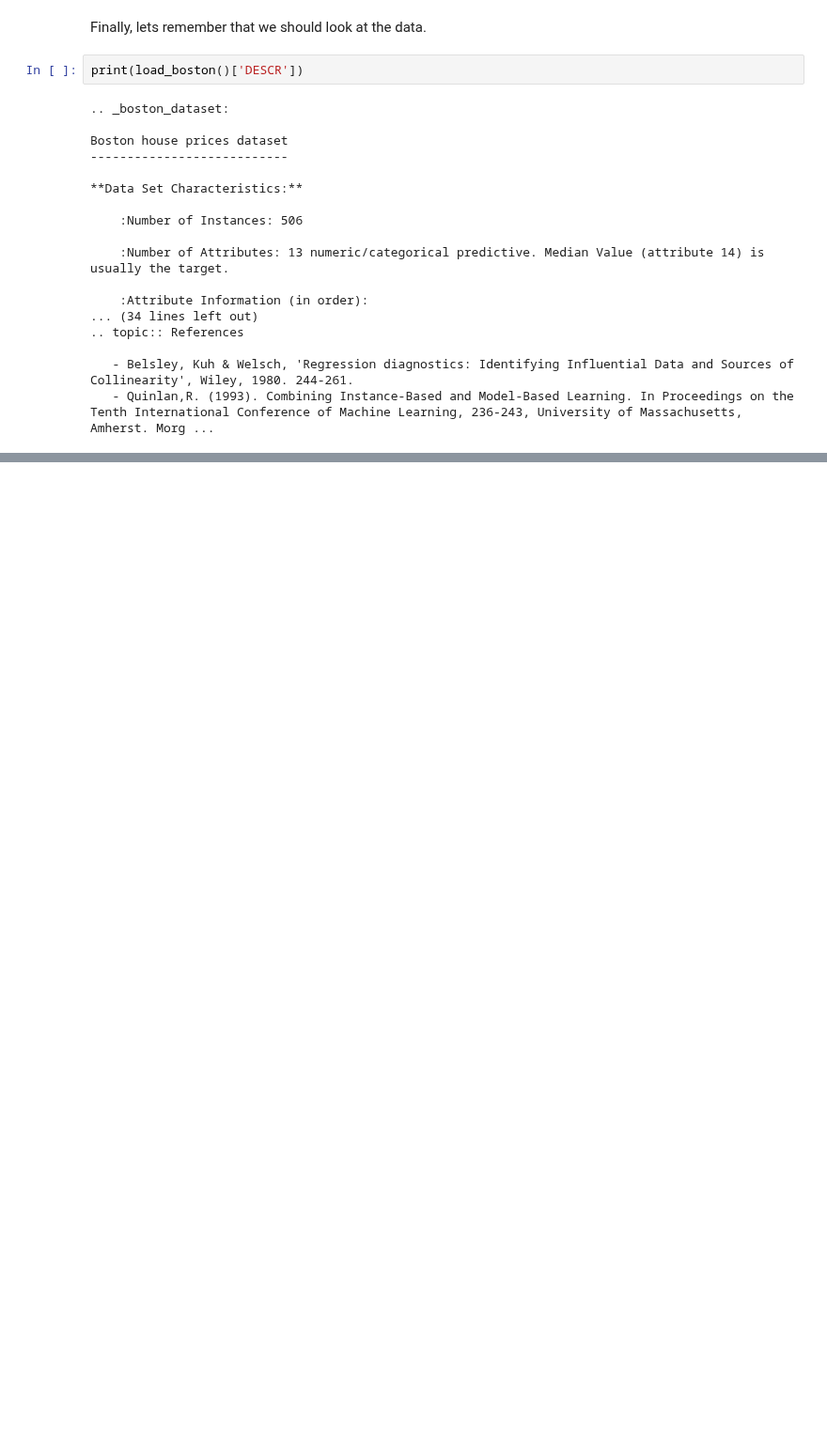
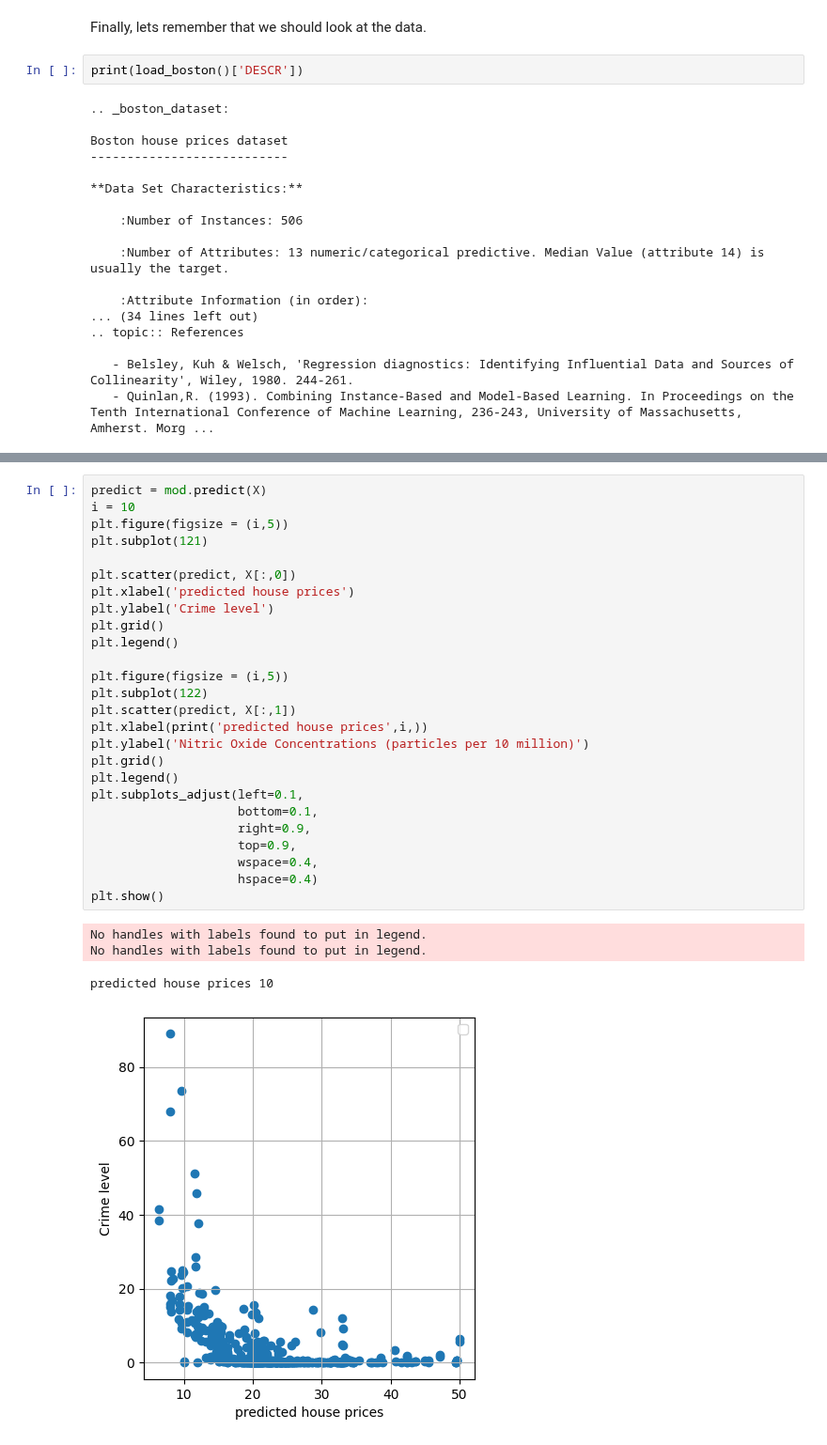
Before and after one commit to olgaklischuk/python-cource, a Jupyter notebook: scikit-learn/scikit-learn/scikit-learn.ipynb, the cells around one changed output, grey strips where cells are left out. Shown at 94% size. Cells and saved outputs as stored; diff of their text form; blank space fills up the shorter version.

```diff
--- a/scikit-learn/scikit-learn/scikit-learn.ipynb
+++ b/scikit-learn/scikit-learn/scikit-learn.ipynb
@@ -157,0 +188,31 @@ Boston house prices dataset
+# %%
+predict = mod.predict(X)
+i = 10
+plt.figure(figsize = (i,5))
+plt.subplot(121)
+
+plt.scatter(predict, X[:,0])
+plt.xlabel('predicted house prices')
+plt.ylabel('Crime level')
+plt.grid()
+plt.legend()
+
+plt.figure(figsize = (i,5))
+plt.subplot(122)
+plt.scatter(predict, X[:,1])
+plt.xlabel(print('predicted house prices',i,))
+plt.ylabel('Nitric Oxide Concentrations (particles per 10 million)')
+plt.grid()
+plt.legend()
+plt.subplots_adjust(left=0.1,
+                    bottom=0.1,
+                    right=0.9,
+                    top=0.9,
+                    wspace=0.4,
+                    hspace=0.4)
+plt.show()
+# %% [output]
+No handles with labels found to put in legend.
+No handles with labels found to put in legend.
+predicted house prices 10
+[figure, added]
```
Also changed, not shown: parts of 7 cells of this notebook.
